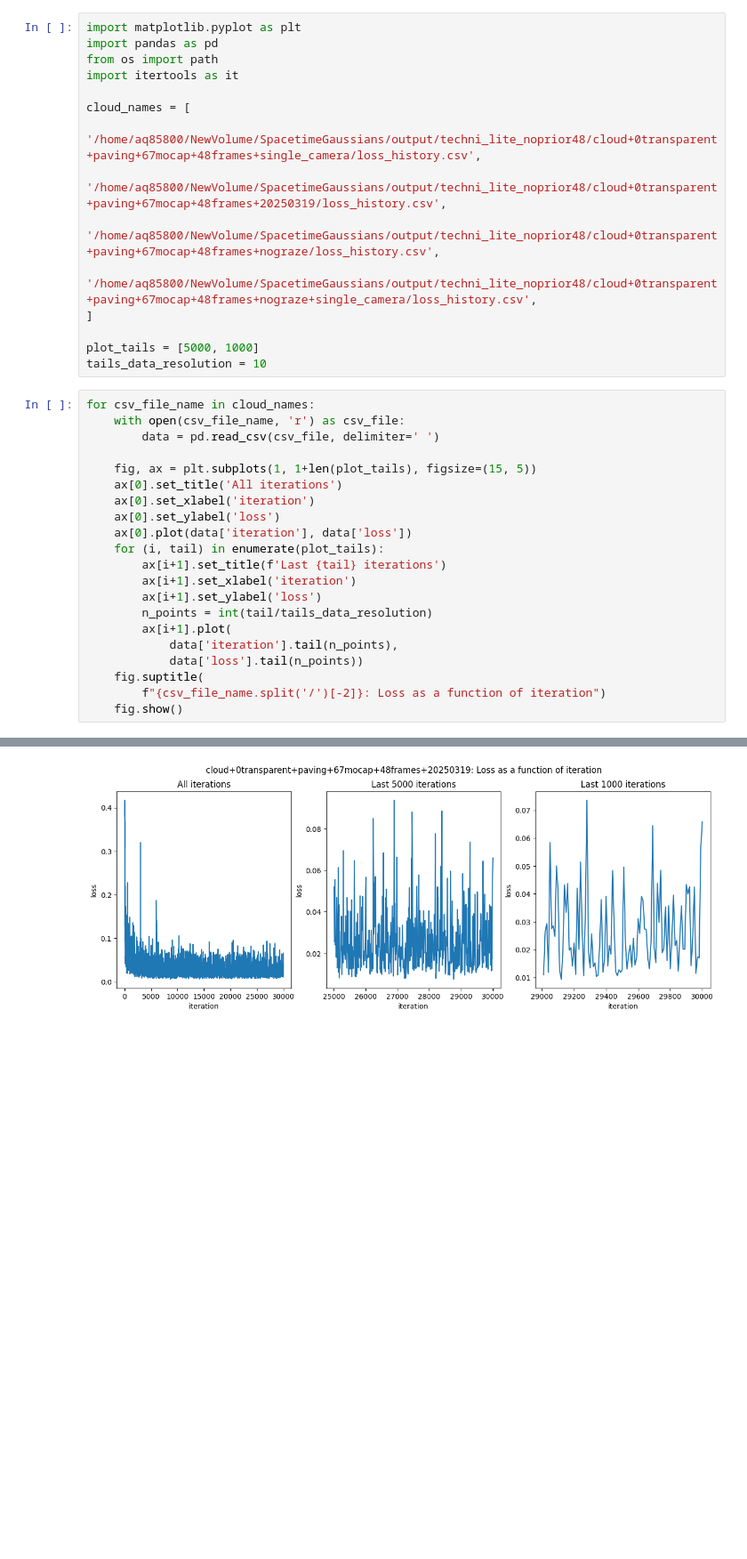
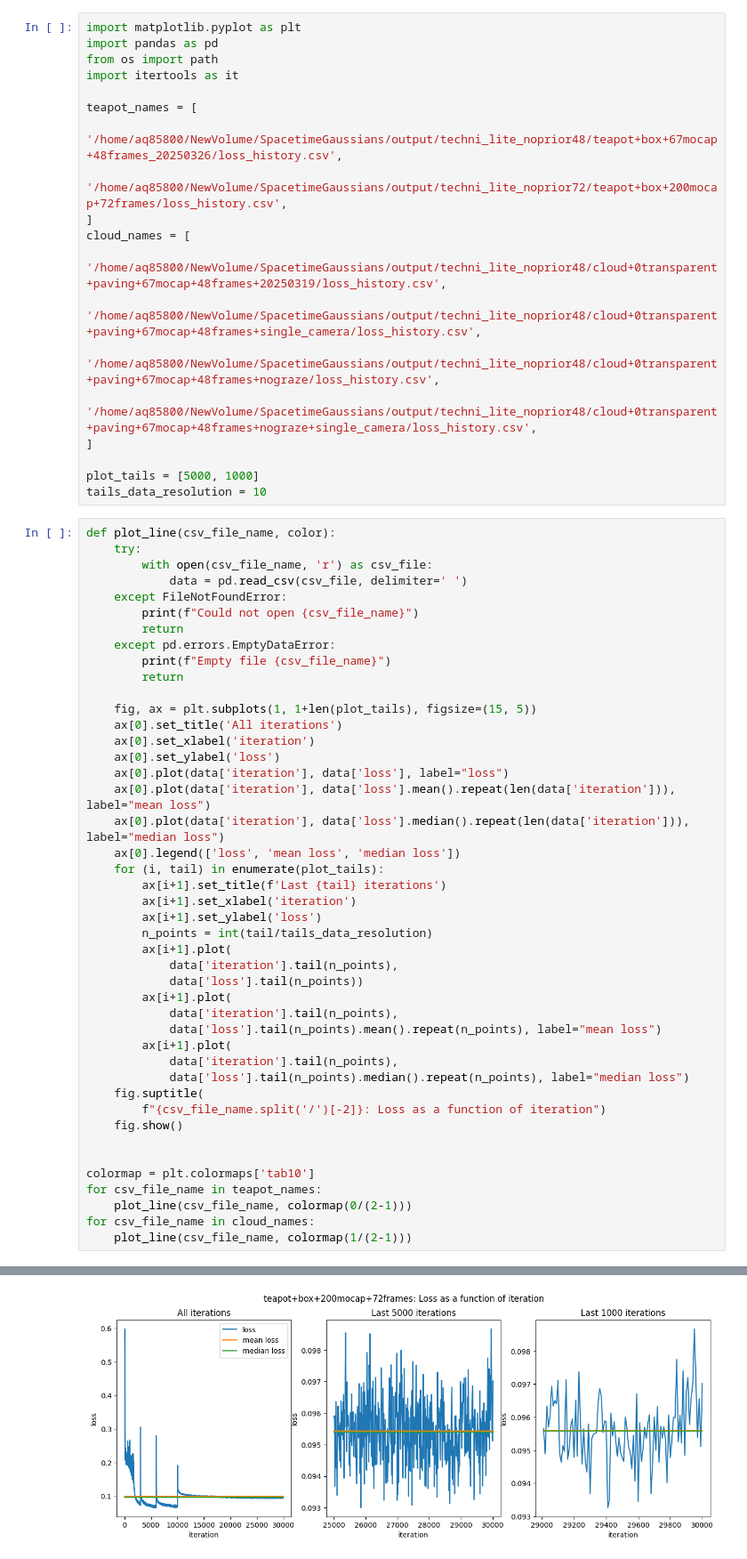
Before and after one commit to byrax15/SpacetimeGaussians, a Jupyter notebook: Plot.ipynb, the cells around one changed output, grey strips where cells are left out. Shown at 89% size. Cells and saved outputs as stored; diff of their text form; blank space fills up the shorter version.

```diff
--- a/Plot.ipynb
+++ b/Plot.ipynb
@@ -4,9 +4,13 @@ import pandas as pd
 from os import path
 import itertools as it
 
+teapot_names = [
+    '/home/aq85800/NewVolume/SpacetimeGaussians/output/techni_lite_noprior48/teapot+box+67mocap+48frames_20250326/loss_history.csv',
+    '/home/aq85800/NewVolume/SpacetimeGaussians/output/techni_lite_noprior72/teapot+box+200mocap+72frames/loss_history.csv',
+]
 cloud_names = [
+    '/home/aq85800/NewVolume/SpacetimeGaussians/output/techni_lite_noprior48/cloud+0transparent+paving+67mocap+48frames+20250319/loss_history.csv',
     '/home/aq85800/NewVolume/SpacetimeGaussians/output/techni_lite_noprior48/cloud+0transparent+paving+67mocap+48frames+single_camera/loss_history.csv',
-    '/home/aq85800/NewVolume/SpacetimeGaussians/output/techni_lite_noprior48/cloud+0transparent+paving+67mocap+48frames+20250319/loss_history.csv',
     '/home/aq85800/NewVolume/SpacetimeGaussians/output/techni_lite_noprior48/cloud+0transparent+paving+67mocap+48frames+nograze/loss_history.csv',
     '/home/aq85800/NewVolume/SpacetimeGaussians/output/techni_lite_noprior48/cloud+0transparent+paving+67mocap+48frames+nograze+single_camera/loss_history.csv',
 ]
@@ -14,15 +18,25 @@ cloud_names = [
 plot_tails = [5000, 1000]
 tails_data_resolution = 10
 # %%
-for csv_file_name in cloud_names:
-    with open(csv_file_name, 'r') as csv_file:
-        data = pd.read_csv(csv_file, delimiter=' ')
+def plot_line(csv_file_name, color):
+    try:
+        with open(csv_file_name, 'r') as csv_file:
+            data = pd.read_csv(csv_file, delimiter=' ')
+    except FileNotFoundError:
+        print(f"Could not open {csv_file_name}")
+        return
+    except pd.errors.EmptyDataError:
+        print(f"Empty file {csv_file_name}")
+        return
 
     fig, ax = plt.subplots(1, 1+len(plot_tails), figsize=(15, 5))
     ax[0].set_title('All iterations')
     ax[0].set_xlabel('iteration')
     ax[0].set_ylabel('loss')
-    ax[0].plot(data['iteration'], data['loss'])
+    ax[0].plot(data['iteration'], data['loss'], label="loss")
+    ax[0].plot(data['iteration'], data['loss'].mean().repeat(len(data['iteration'])), label="mean loss")
+    ax[0].plot(data['iteration'], data['loss'].median().repeat(len(data['iteration'])), label="median loss")
+    ax[0].legend(['loss', 'mean loss', 'median loss'])
     for (i, tail) in enumerate(plot_tails):
         ax[i+1].set_title(f'Last {tail} iterations')
         ax[i+1].set_xlabel('iteration')
@@ -31,7 +45,20 @@ for csv_file_name in cloud_names:
         ax[i+1].plot(
             data['iteration'].tail(n_points),
             data['loss'].tail(n_points))
+        ax[i+1].plot(
+            data['iteration'].tail(n_points),
+            data['loss'].tail(n_points).mean().repeat(n_points), label="mean loss")
+        ax[i+1].plot(
+            data['iteration'].tail(n_points),
+            data['loss'].tail(n_points).median().repeat(n_points), label="median loss")
     fig.suptitle(
         f"{csv_file_name.split('/')[-2]}: Loss as a function of iteration")
     fig.show()
+
+
+colormap = plt.colormaps['tab10']
+for csv_file_name in teapot_names:
+    plot_line(csv_file_name, colormap(0/(2-1)))
+for csv_file_name in cloud_names:
+    plot_line(csv_file_name, colormap(1/(2-1)))
 # %% [output]
@@ -39 +66 @@ for csv_file_name in cloud_names:
-[figure, old version]
+[figure, new version]
```
Also changed, not shown: parts of 2 cells of this notebook, 3 other files.
